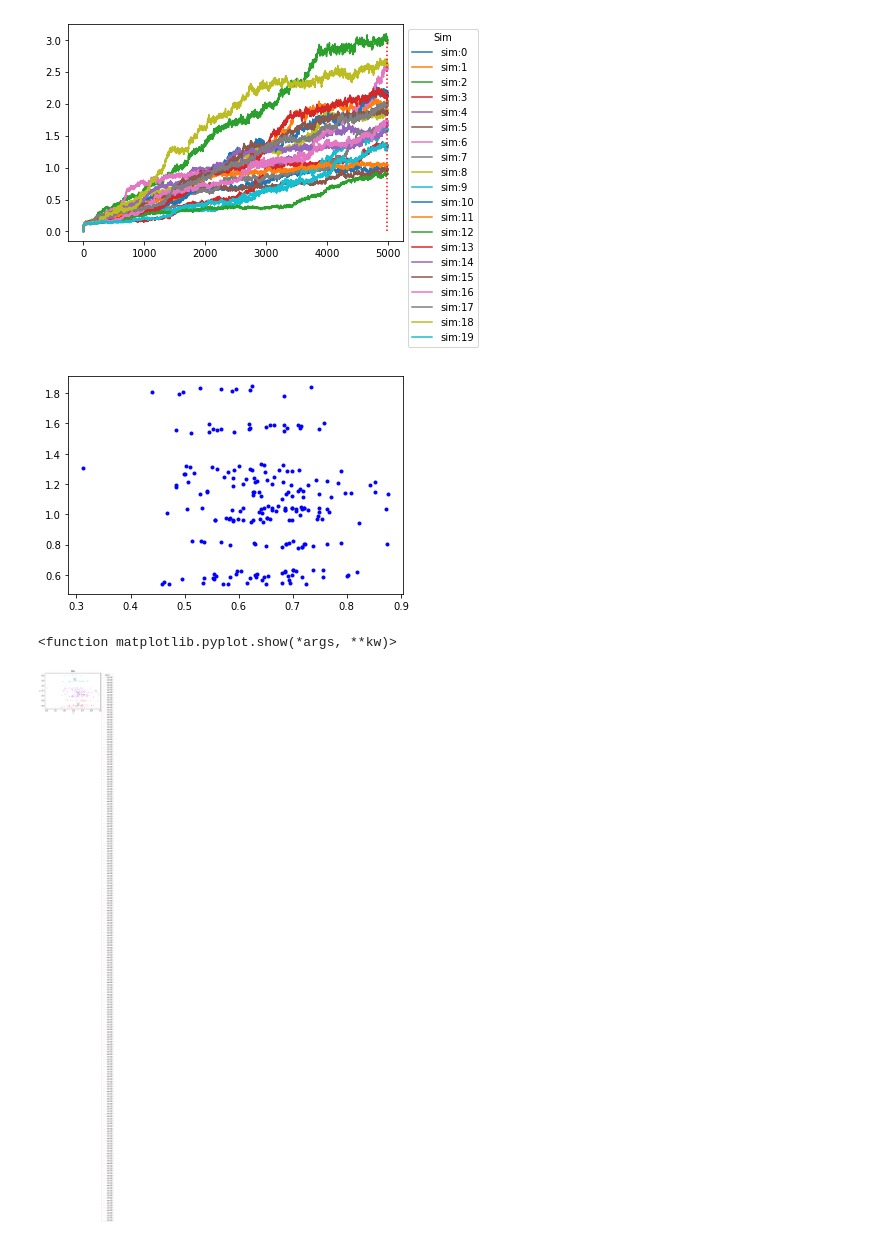
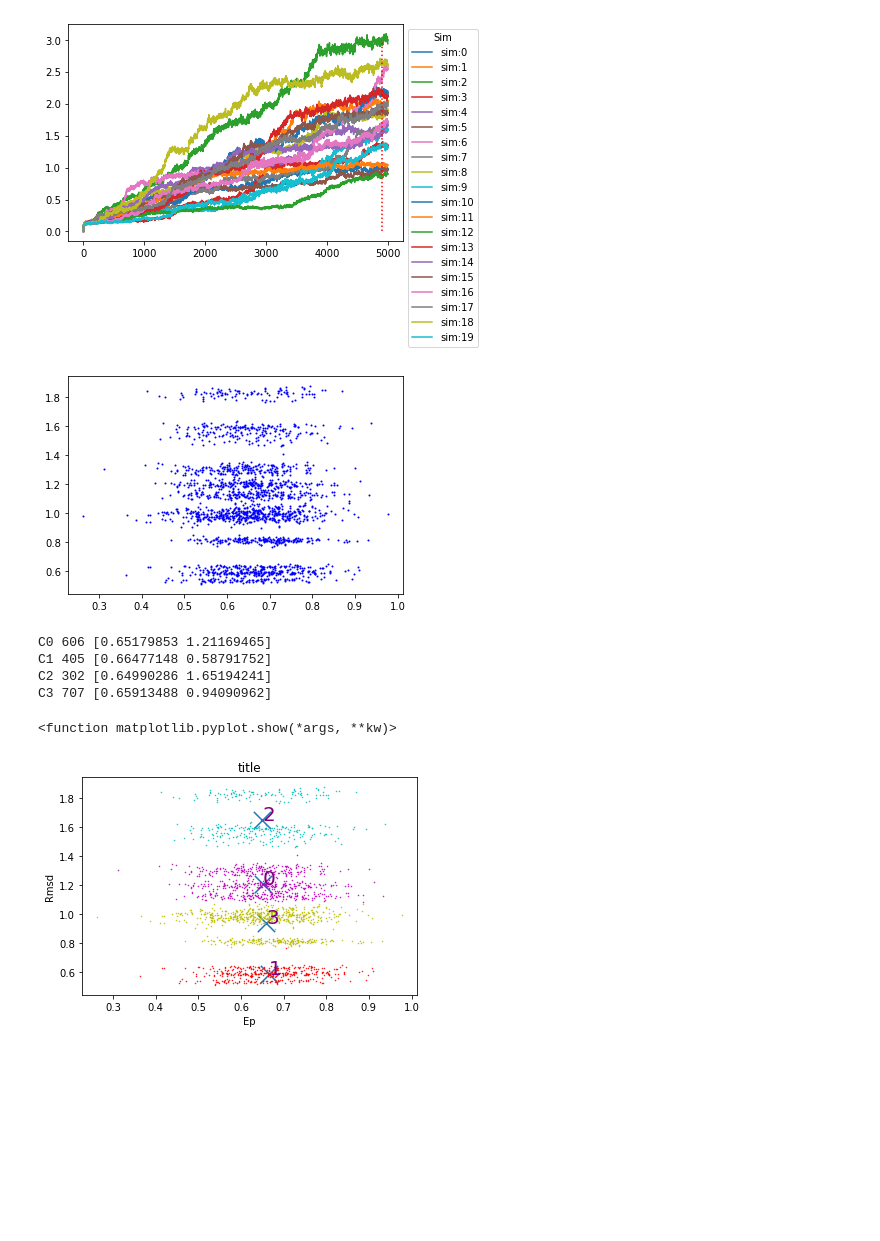
Before and after one commit to Unidad-Robotica-Dlab/molecular_dynamic, a Jupyter notebook: Codes/k-means_alvaro_frames_50ns.ipynb, the cells around one changed output. Cells and saved outputs as stored; diff of their text form; code cells hidden in the pictures; blank space fills up the shorter version.

```diff
--- a/Codes/k-means_alvaro_frames_50ns.ipynb
+++ b/Codes/k-means_alvaro_frames_50ns.ipynb
@@ -87,9 +90,9 @@ min: 0.0
 #############################
 
 
-dx=4990            #inicio de dt
-tm=10*3            #tamaño del punto
-n_Clusters=3
+dx=4900          #inicio de dt
+tm=10*1           #tamaño del punto
+n_Clusters=4
 
 
 #############################
@@ -122,38 +125,52 @@ plt.show()
 
 
 
 
 plt.plot(sim_ep_nom[:][dx:], sim_rmsd_nom[:][dx:], "bo", markersize=0.1*tm)
 plt.show()
 
 sim_x = np.array(sim_ep_nom[:][dx:]).flatten()
 sim_y = np.array(sim_rmsd_nom[:][dx:]).flatten()
 
 X=np.array(list(zip( sim_x,sim_y )))
 
 kmeans=KMeans(n_clusters=n_Clusters)
 kmeans=kmeans.fit(X)
 labels=kmeans.predict(X)
 
 centroids=kmeans.cluster_centers_
 
 colors=['m.','r.','c.','y.','b.','g.','m.']
 
 
 for i in range(len(X)):
     #print('cordenada: ',X[i],'label: ',labels[i])
     plt.plot(X[i][0],X[i][1],colors[labels[i]],markersize=0.1*tm,label='sim:'+str(n))
-    plt.legend(title='cent:'+str(colors[labels[i]]), bbox_to_anchor=(1, 1))
 
 
-plt.scatter(centroids[:,0],centroids[:,1],marker='x',s=300,linewidths=15,zorder=10)
 
-plt.xlabel('x')
-plt.ylabel('y')
+plt.scatter(centroids[:,0],centroids[:,1],marker='x',s=300,linewidths=15)
+
+
+
+plt.xlabel('Ep')
+plt.ylabel('Rmsd')
 plt.title('title')
+
+
+centroides=collections.Counter(labels)
+
+for i in range(len(centroides)):
+    print('C'+str(i)+' '+str(centroides[i]),centroids[i])
+    plt.text(centroids[i][0],centroids[i][1],str(i), size=20, color='purple')
+
 plt.show
 # %% [output]
-[figure, old version]
+[figure, new version]
-[figure, old version]
+[figure, new version]
-<function matplotlib.pyplot.show(*args, **kw)>
+C0 606 [0.65179853 1.21169465]
+C1 405 [0.66477148 0.58791752]
+C2 302 [0.64990286 1.65194241]
+C3 707 [0.65913488 0.94090962]
+<function matplotlib.pyplot.show(*args, **kw)>
-[figure, old version]
+[figure, new version]
```
Also changed, not shown: parts of 5 cells of this notebook, 2 other files.
